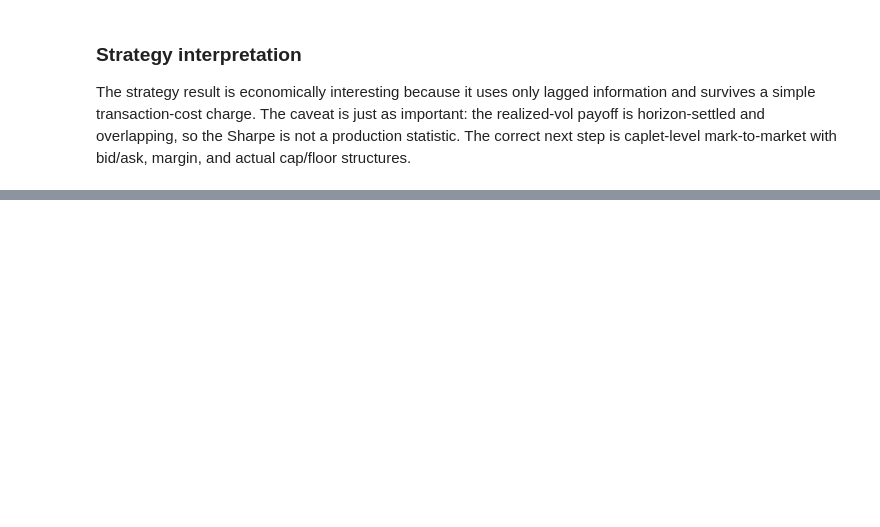
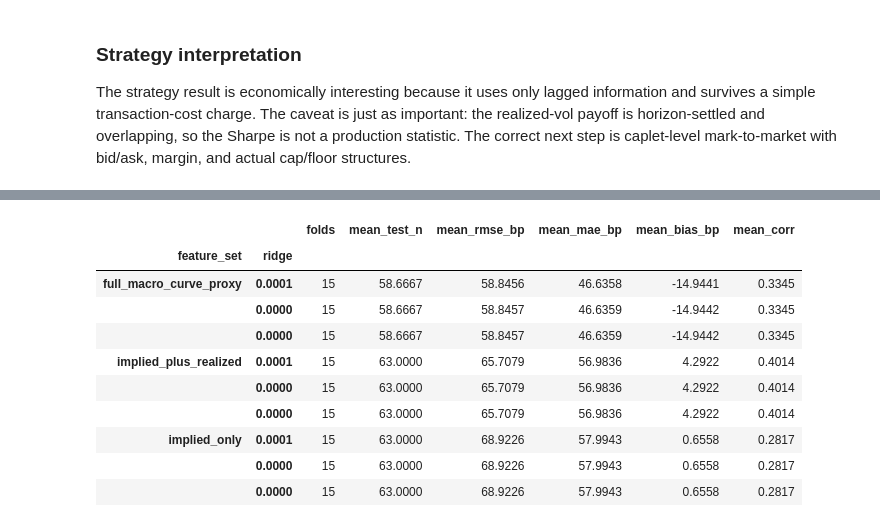
Before and after one commit to dhruvk1432/SOFR-Cap-Forward-Volatility, a Jupyter notebook: SOFR_Cap_Forward_Volatility.ipynb, the cells around one changed output, grey strips where cells are left out. Cells and saved outputs as stored; diff of their text form; code cells hidden in the pictures; blank space fills up the shorter version.

```diff
--- a/SOFR_Cap_Forward_Volatility.ipynb
+++ b/SOFR_Cap_Forward_Volatility.ipynb
@@ -460,0 +467,46 @@ The strategy result is economically interesting because it uses only lagged info
+# %%
+from sofr_forward_vol import (
+    PurgedSplitConfig,
+    block_bootstrap_performance_ci,
+    forecast_validation_table,
+    strategy_block_permutation_null,
+    strategy_cpcv_table,
+    summarize_forecast_validation,
+    summarize_strategy_cpcv,
+)
+
+sofr_split_config = PurgedSplitConfig(
+    n_groups=6,
+    n_test_groups=2,
+    label_horizon=13,  # about 63 business days at weekly sampling
+    embargo=2,
+)
+
+sofr_feature_sets = {
+    "implied_only": ["implied_vol"],
+    "implied_plus_realized": ["implied_vol", "lag_realized_vol"],
+    "full_macro_curve_proxy": feature_cols,
+}
+
+forecast_cv = forecast_validation_table(
+    strategy_frame,
+    sofr_feature_sets,
+    ridges=(1e-6, 1e-5, 1e-4),
+    split_config=sofr_split_config,
+    min_train=vol_strategy_config.min_train_weeks,
+)
+forecast_cv_summary = summarize_forecast_validation(forecast_cv)
+
+display(forecast_cv_summary.round(4))
+# %% [output]
+|  |  | folds | mean_test_n | mean_rmse_bp | mean_mae_bp | mean_bias_bp | mean_corr |
+| feature_set | ridge |  |  |  |  |  |  |
+| full_macro_curve_proxy | 0.0001 | 15 | 58.6667 | 58.8456 | 46.6358 | -14.9441 | 0.3345 |
+|  | 0.0000 | 15 | 58.6667 | 58.8457 | 46.6359 | -14.9442 | 0.3345 |
+|  | 0.0000 | 15 | 58.6667 | 58.8457 | 46.6359 | -14.9442 | 0.3345 |
+| implied_plus_realized | 0.0001 | 15 | 63.0000 | 65.7079 | 56.9836 | 4.2922 | 0.4014 |
+|  | 0.0000 | 15 | 63.0000 | 65.7079 | 56.9836 | 4.2922 | 0.4014 |
+|  | 0.0000 | 15 | 63.0000 | 65.7079 | 56.9836 | 4.2922 | 0.4014 |
+| implied_only | 0.0001 | 15 | 63.0000 | 68.9226 | 57.9943 | 0.6558 | 0.2817 |
+|  | 0.0000 | 15 | 63.0000 | 68.9226 | 57.9943 | 0.6558 | 0.2817 |
+|  | 0.0000 | 15 | 63.0000 | 68.9226 | 57.9943 | 0.6558 | 0.2817 |
```
Also changed, not shown: parts of 8 cells of this notebook, 6 other files.
